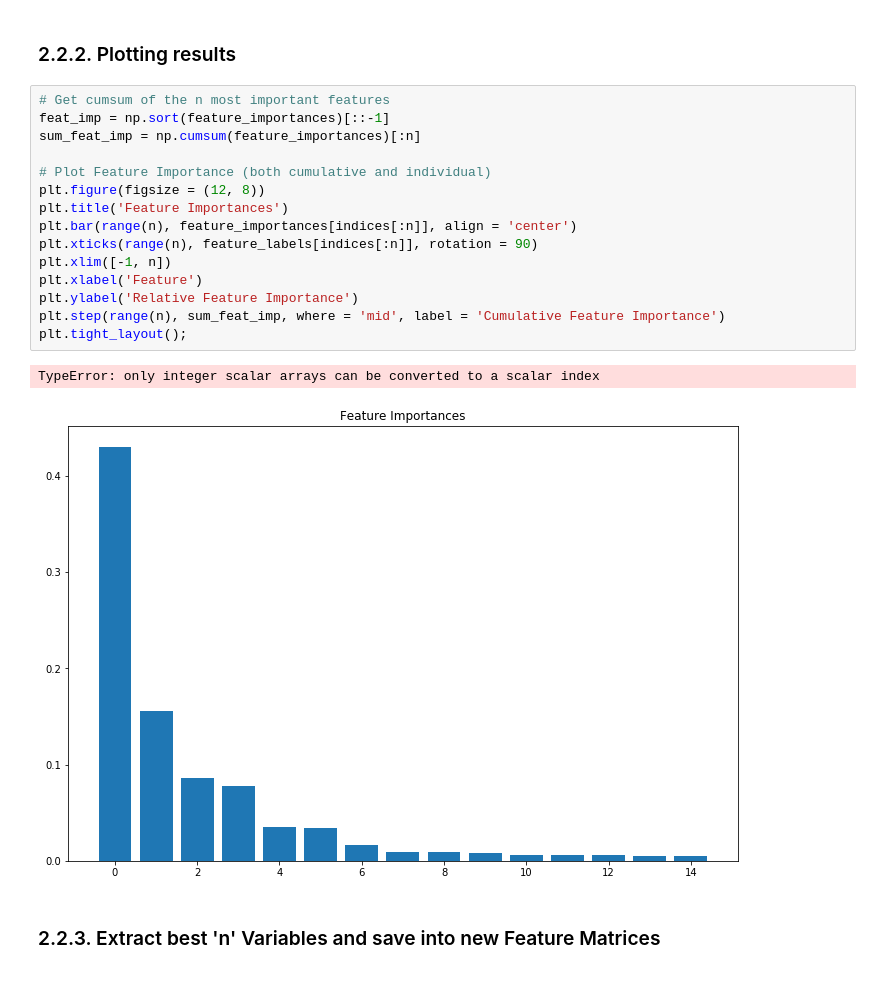
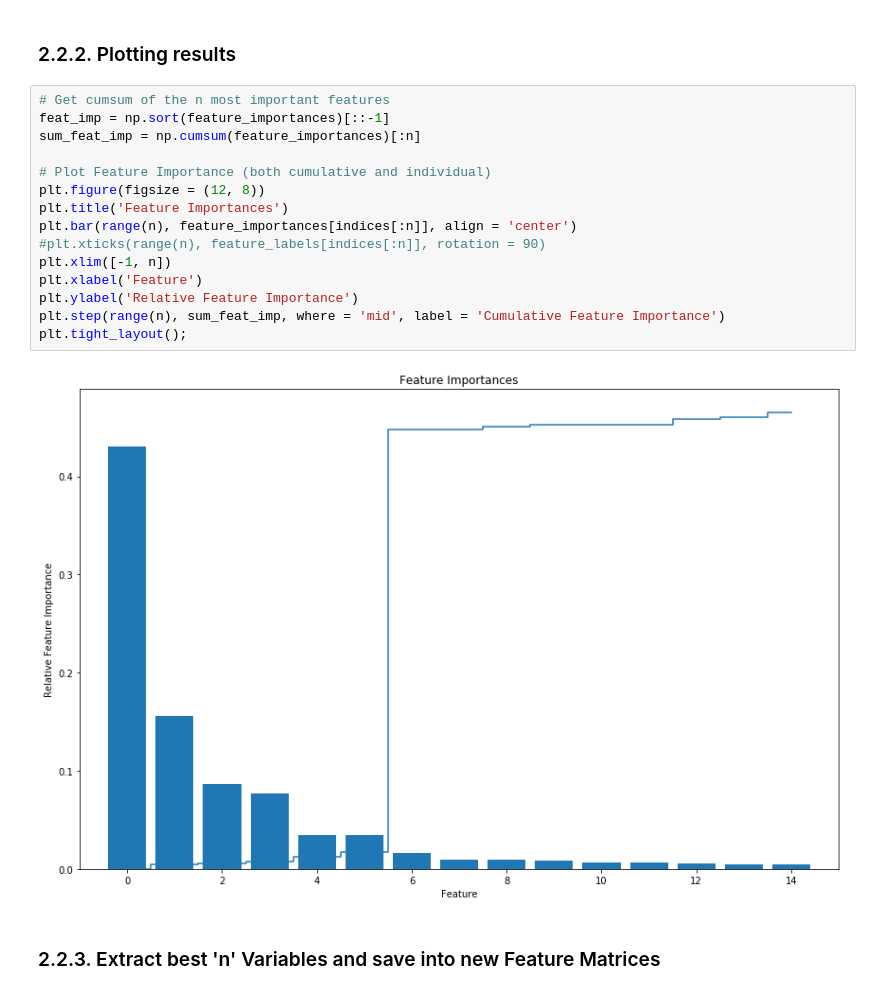
Before and after one commit to mathiasluethi/Machine_Learning_in_Finance_Group_Project, a Jupyter notebook: 2_feature_selection_randomforest.ipynb, the cells around one changed output. Cells and saved outputs as stored; diff of their text form.

```diff
--- a/2_feature_selection_randomforest.ipynb
+++ b/2_feature_selection_randomforest.ipynb
@@ -190,21 +190,20 @@ del i
 # %%
 # Get cumsum of the n most important features
 feat_imp = np.sort(feature_importances)[::-1]
 sum_feat_imp = np.cumsum(feature_importances)[:n]
 
 # Plot Feature Importance (both cumulative and individual)
 plt.figure(figsize = (12, 8))
 plt.title('Feature Importances')
 plt.bar(range(n), feature_importances[indices[:n]], align = 'center')
-plt.xticks(range(n), feature_labels[indices[:n]], rotation = 90)
+#plt.xticks(range(n), feature_labels[indices[:n]], rotation = 90)
 plt.xlim([-1, n])
 plt.xlabel('Feature')
 plt.ylabel('Relative Feature Importance')
 plt.step(range(n), sum_feat_imp, where = 'mid', label = 'Cumulative Feature Importance')
 plt.tight_layout();
 # %% [output]
-TypeError: only integer scalar arrays can be converted to a scalar index
-[figure, old version]
+[figure, new version]
 # %% [markdown]
 ### 2.2.3. Extract best 'n' Variables and save into new Feature Matrices
 # %% [markdown]
```
Also changed, not shown: parts of 1 cell of this notebook, 14 other files.
